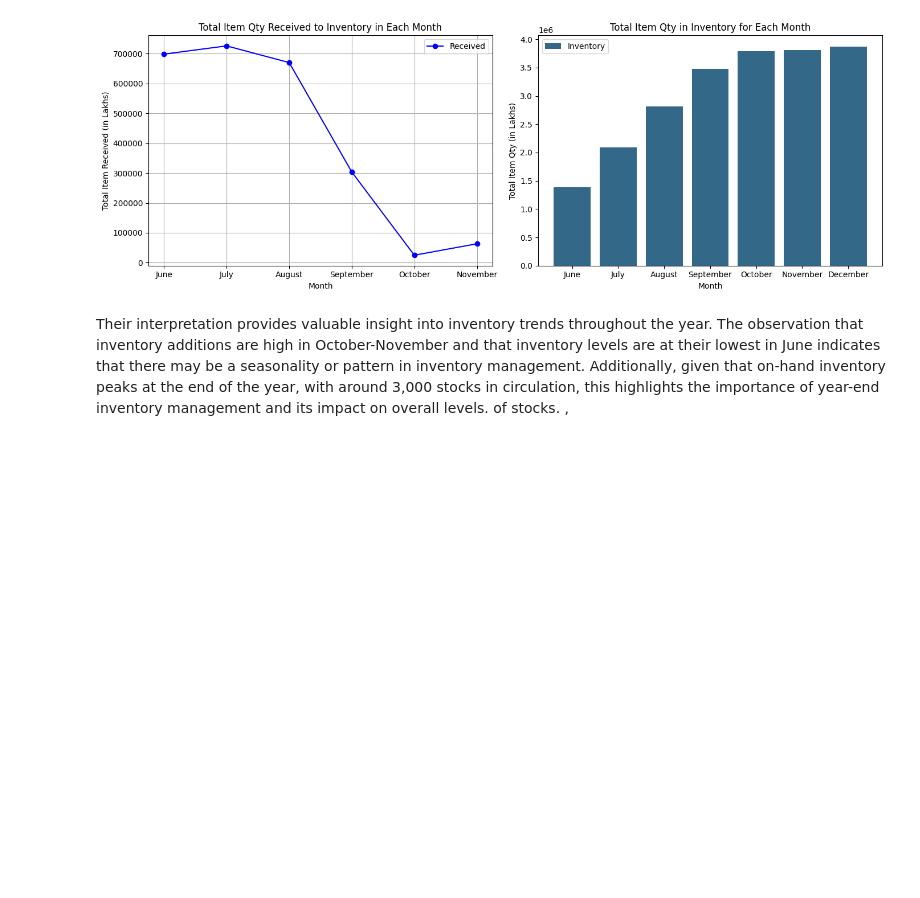
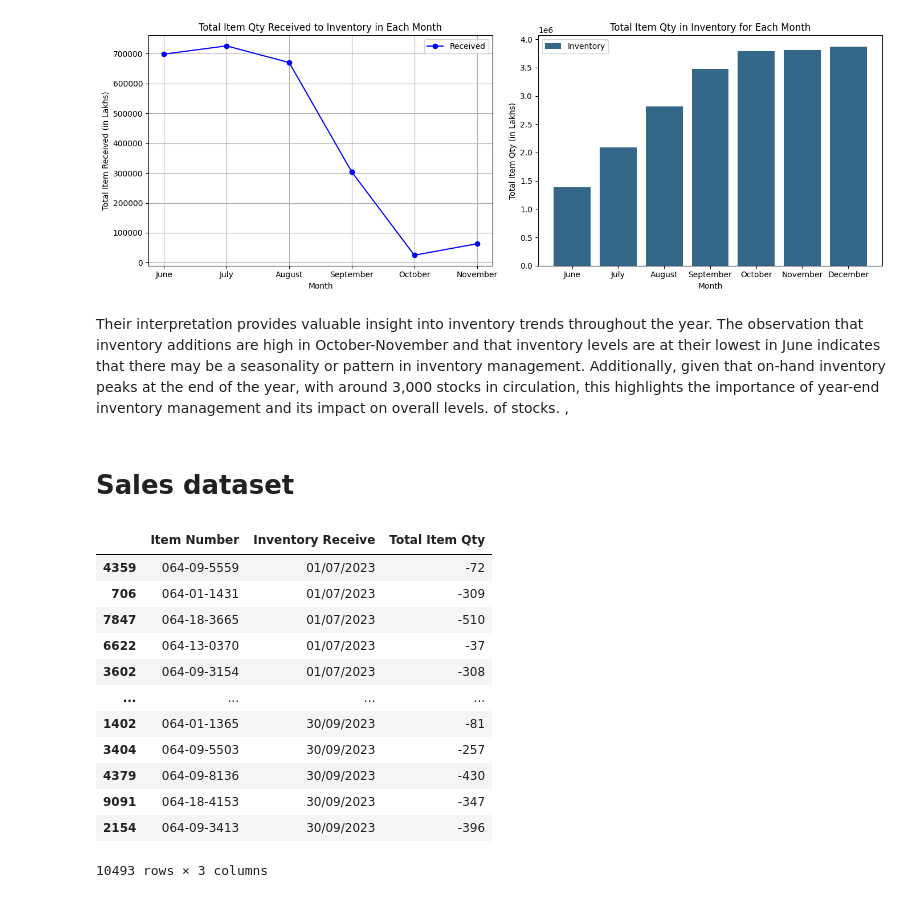
Before and after one commit to Prabhiraj-P/Data-Analytics-Assignment, a Jupyter notebook: code.ipynb, the cells around one changed output. Cells and saved outputs as stored; diff of their text form; code cells hidden in the pictures; blank space fills up the shorter version.

```diff
--- a/code.ipynb
+++ b/code.ipynb
@@ -141,3 +166,8 @@ plt.show()
 [figure]
 # %% [markdown]
 Their interpretation provides valuable insight into inventory trends throughout the year. The observation that inventory additions are high in October-November and that inventory levels are at their lowest in June indicates that there may be a seasonality or pattern in inventory management. Additionally, given that on-hand inventory peaks at the end of the year, with around 3,000 stocks in circulation, this highlights the importance of year-end inventory management and its impact on overall levels. of stocks. ,
+# %% [markdown]
+# Sales dataset
+# %%
+modified_sold_df={'Item Number':df_sold['Item Number'], 'Inventory Receive':df_sold['Date'], 'Total Item Qty':df_sold['Sales U']}
+modified_sold_df=pd.DataFrame(modified_sold_df)
@@ -143,0 +181,16 @@ Their interpretation provides valuable insight into inventory trends throughout
+# %%
+concat_df
+# %% [output]
+|  | Item Number | Inventory Receive | Total Item Qty |
+| 4359 | 064-09-5559 | 01/07/2023 | -72 |
+| 706 | 064-01-1431 | 01/07/2023 | -309 |
+| 7847 | 064-18-3665 | 01/07/2023 | -510 |
+| 6622 | 064-13-0370 | 01/07/2023 | -37 |
+| 3602 | 064-09-3154 | 01/07/2023 | -308 |
+| ... | ... | ... | ... |
+| 1402 | 064-01-1365 | 30/09/2023 | -81 |
+| 3404 | 064-09-5503 | 30/09/2023 | -257 |
+| 4379 | 064-09-8136 | 30/09/2023 | -430 |
+| 9091 | 064-18-4153 | 30/09/2023 | -347 |
+| 2154 | 064-09-3413 | 30/09/2023 | -396 |
+10493 rows × 3 columns
```
Also changed, not shown: parts of 13 cells of this notebook, 2 other files.
